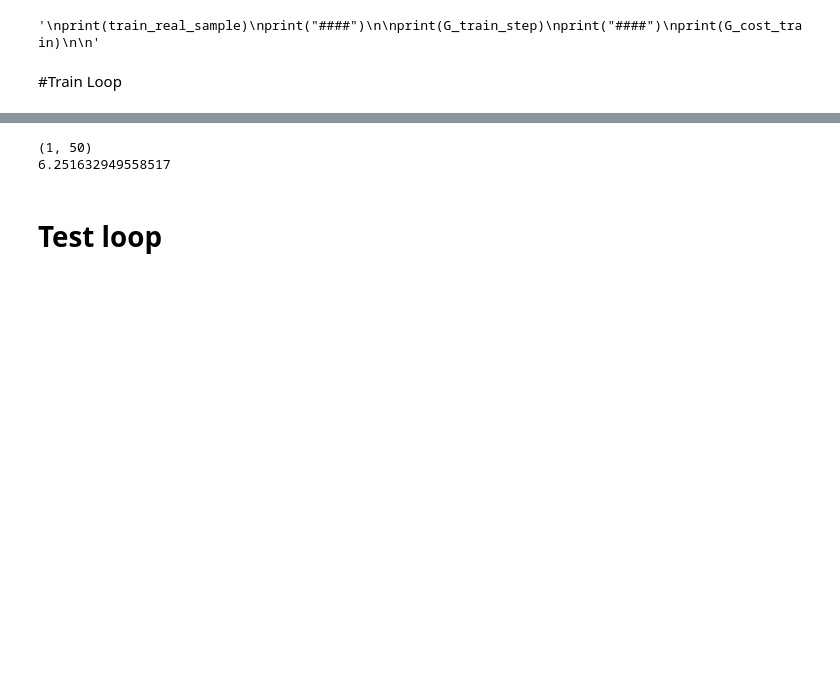
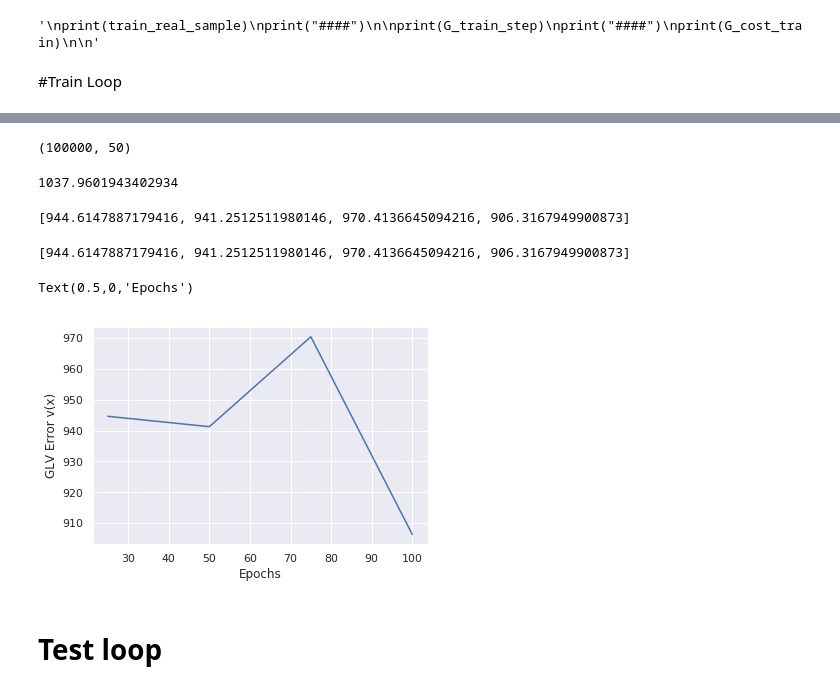
Before and after one commit to acevedo-oscar/MicrobiotaGAN, a Jupyter notebook: notebooks/Bio_WGAN.ipynb, the cells around one changed output, grey strips where cells are left out. Drawn from its saved outputs; the diff is of its cells as text; code cells hidden in the pictures; blank space fills up the shorter version.

```diff
--- a/notebooks/Bio_WGAN.ipynb
+++ b/notebooks/Bio_WGAN.ipynb
@@ -393,13 +400,40 @@ with tf.Session() as sess:
 
     sample_holder.append(sess.run([get_sample], feed_dict=input_dict))
-# %%
-print(sample_holder[0][0].shape)
-print(GLV_Model(sample_holder[0][0],m_A, m_r))
-# %% [output]
-(1, 50)
-6.251632949558517
+# %%
+print(sample_holder[0][0].shape)
+#print(GLV_Model(sample_holder[0][0],m_A, m_r))
+muestras_generador = sample_holder[0][0]
+muestras_generador = np.power(10, muestras_generador)
+
+glv_gen_errors = []
+for k in range(muestras_generador.shape[0]):
+    error = np.sum( GLV_Model(muestras_generador[k,:], m_A, m_r ))
+    #print(error)
+    glv_gen_errors.append(error)
+errores_generador_epochs = np.array(glv_gen_errors)
+# %% [output]
+(100000, 50)
+# %%
+x = np.mean(errores_generador_epochs)
+print(x)
+# %% [output]
+1037.9601943402934
+# %%
+#v_error_generator.append(x)
+print(v_error_generator)
+# %% [output]
+[944.6147887179416, 941.2512511980146, 970.4136645094216, 906.3167949900873]
 # %%
 inference_real_sample, inference_noise_sample, G_cost_inference, D_cost_inference, clip_D = inference_graph(my_discriminator, my_generator, n_species,noise_dim )
+# %%
+print(v_error_generator)
+plt.plot(epocas, v_error_generator)
+plt.ylabel("GLV Error v(x)")
+plt.xlabel("Epochs")
+# %% [output]
+[944.6147887179416, 941.2512511980146, 970.4136645094216, 906.3167949900873]
+Text(0.5,0,'Epochs')
+[figure, added]
 # %% [markdown]
 # Test loop
 # %%
```
Also changed, not shown: parts of 28 cells of this notebook, 13 other files.
